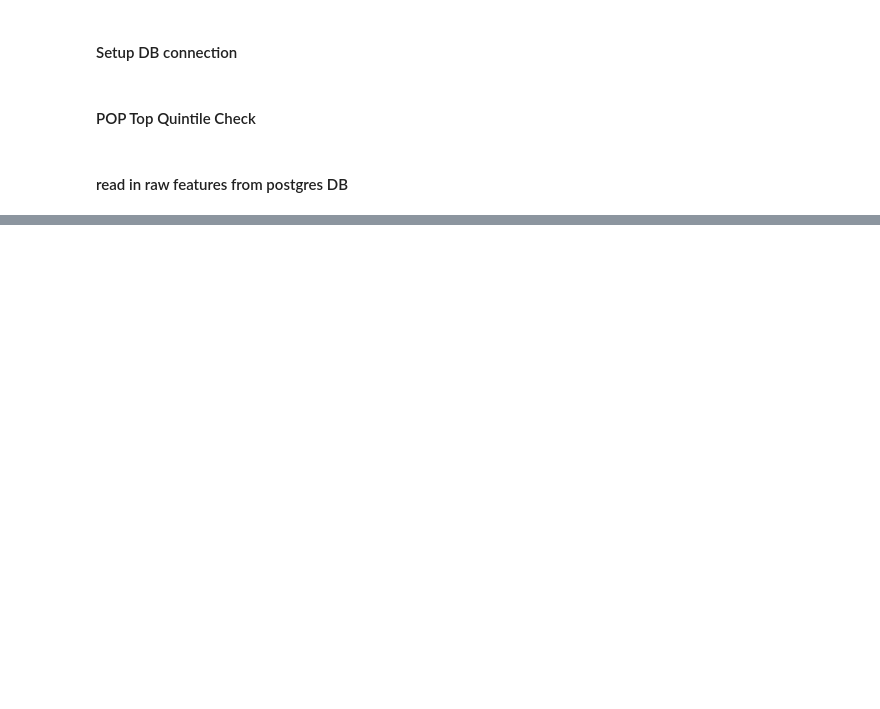
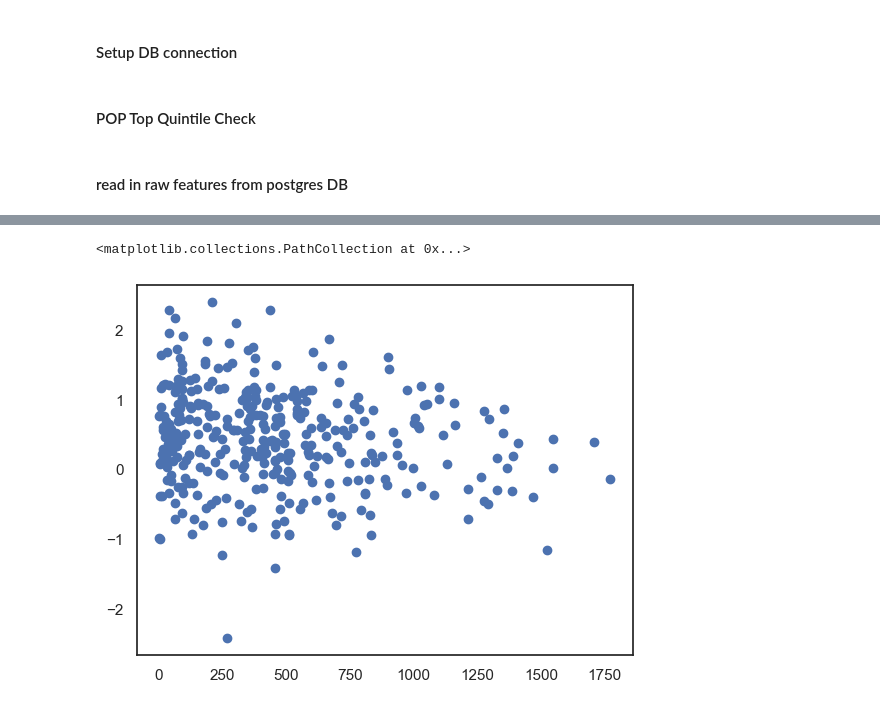
Before and after one commit to gjampanih/adds-early-burnout-warning-model, a Jupyter notebook: notebooks/ebw_poc_h1.ipynb, the cells around one changed output, grey strips where cells are left out. Saved outputs shown, nothing was run; the diff lists cells and outputs as text; code cells hidden in the pictures; blank space fills up the shorter version.

```diff
--- a/notebooks/ebw_poc_h1.ipynb
+++ b/notebooks/ebw_poc_h1.ipynb
@@ -69,0 +734,5 @@ with engine.connect() as conn:
+# %%
+# separate train data
+mask_train = (df_raw_features['song_release_year'] > 2019) & (df_raw_features['song_release_year'] < 2022) & (
+            df_raw_features['weeks_since_hit'] > 0) & (df_raw_features['spins_to_burnout'].fillna(2500) > 0)
+df_raw_features_train = df_raw_features[mask_train][id_cols + target_cols + feature_cols]
@@ -69,0 +801,2 @@ with engine.connect() as conn:
+# %%
+weeks_since_hit_vals = list(np.arange(1, 52, 1))
@@ -69,0 +806,6 @@ with engine.connect() as conn:
+# %%
+mask_subset = (df_raw_features_train['weeks_since_hit'] == 1)
+df_subset = df_raw_features_train[mask_subset]
+df_subset['spins_to_burnout'].fillna(2500, inplace=True)
+# %%
+X_train = pd.get_dummies(df_subset[feature_cols], columns=['market_name'])
@@ -69,0 +911,6 @@ with engine.connect() as conn:
+# %%
+df_extract = surv_scores[(surv_scores['weeks_since_hit'] == 12) & (surv_scores['burnout_flg_r'])]
+plt.scatter(df_extract['spins_to_burnout'], df_extract['risk_score'])
+# %% [output]
+<matplotlib.collections.PathCollection at 0x...>
+[figure, added]
```
Also changed, not shown: parts of 158 cells of this notebook, 3 other files.
